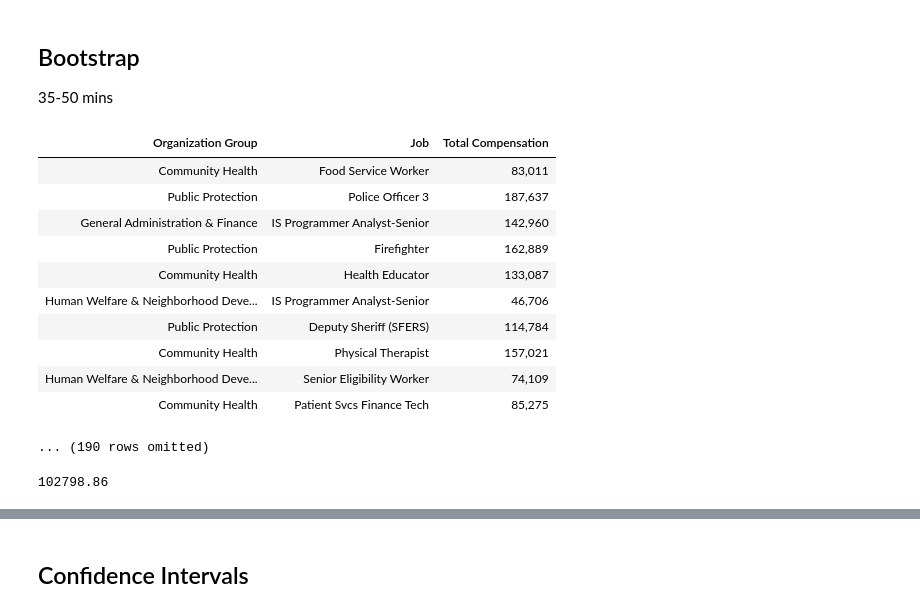
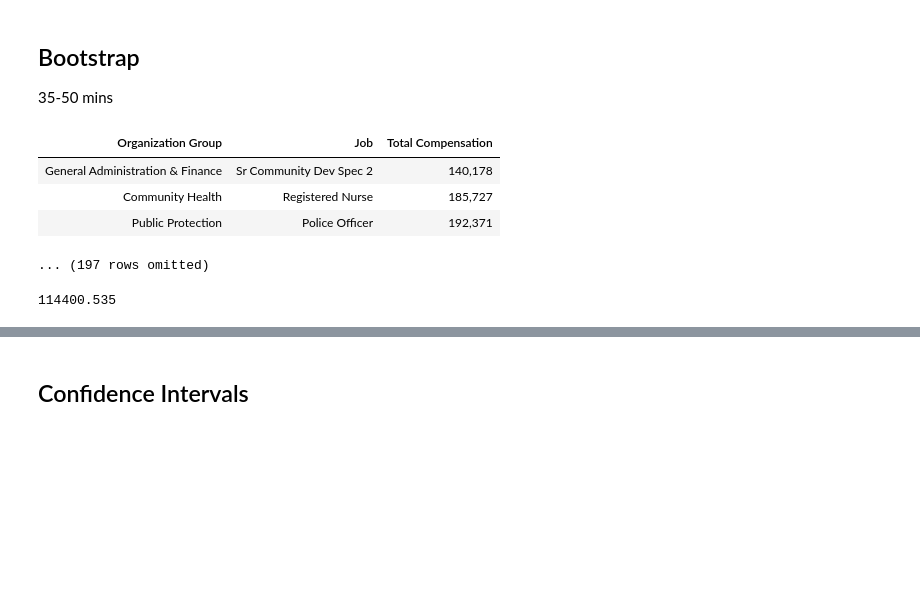
Before and after one commit to XiaoliSun11235/lecturenotes-su17, a Jupyter notebook: notes/lec23.ipynb, the cells around one changed output, grey strips where cells are left out. Cells and saved outputs as stored; diff of their text form; code cells hidden in the pictures; blank space fills up the shorter version.

```diff
--- a/notes/lec23.ipynb
+++ b/notes/lec23.ipynb
@@ -52,7 +57,7 @@ sf.show(3)
 | Community Health | Health Care Billing Clerk 2 | 110,561 |
 ... (38214 rows omitted)
 # %%
-sf.sort(2)
+sf.sort(2).show(3)
 # %% [output]
 | Organization Group | Job | Total Compensation |
 | Human Welfare & Neighborhood Deve... | Public Service Trainee | 10,002 |
@@ -69,5 +67,5 @@ sf.sort(2)
 # %%
-sf.sort(2, descending=True)
+sf.sort(2, descending=True).show(3)
 # %% [output]
 | Organization Group | Job | Total Compensation |
 | General Administration & Finance | Chief Investment Officer | 648,875 |
@@ -87,7 +78,7 @@ sf.hist(2, bins=comp_bins, unit='dollar')
 # %% [output]
 [figure]
 # %%
-sample = sf.sample(200, with_replacement=False)
-sample.show(3)
+sample_from_population = sf.sample(200, with_replacement=False)
+sample_from_population.show(3)
 # %% [output]
 | Organization Group | Job | Total Compensation |
@@ -122,8 +113,8 @@ array([2, 3])
 medians = []
 repetitions = np.arange(100)
 for i in repetitions:
-    sample = sf.sample(200, with_replacement=False)
-    medians.append(np.median(sample.column(2)))
+    sample_from_population = sf.sample(200, with_replacement=False)
+    medians.append(np.median(sample_from_population.column(2)))
 
 Table().with_columns('i', repetitions, 'median', medians).scatter(0)
 # %% [output]
@@ -152,22 +143,15 @@ print("95% of sample medians were between",
 
 35-50 mins
 # %%
-sample # From now on, this is all we have.
+sample_from_population.show(3) # From now on, this is all we have.
 # %% [output]
 | Organization Group | Job | Total Compensation |
-| Community Health | Food Service Worker | 83,011 |
-| Public Protection | Police Officer 3 | 187,637 |
-| General Administration & Finance | IS Programmer Analyst-Senior | 142,960 |
-| Public Protection | Firefighter | 162,889 |
-| Community Health | Health Educator | 133,087 |
-| Human Welfare & Neighborhood Deve... | IS Programmer Analyst-Senior | 46,706 |
-| Public Protection | Deputy Sheriff (SFERS) | 114,784 |
-| Community Health | Physical Therapist | 157,021 |
-| Human Welfare & Neighborhood Deve... | Senior Eligibility Worker | 74,109 |
-| Community Health | Patient Svcs Finance Tech | 85,275 |
+| General Administration & Finance | Sr Community Dev Spec 2 | 140,178 |
+| Community Health | Registered Nurse | 185,727 |
+| Public Protection | Police Officer | 192,371 |
-... (190 rows omitted)
+... (197 rows omitted)
 # %%
-np.median(sample.column(2))
+np.median(sample_from_population.column(2))
 # %% [output]
-102798.86
+114400.535
 # %%
```
Also changed, not shown: parts of 20 cells of this notebook, 2 other files.
